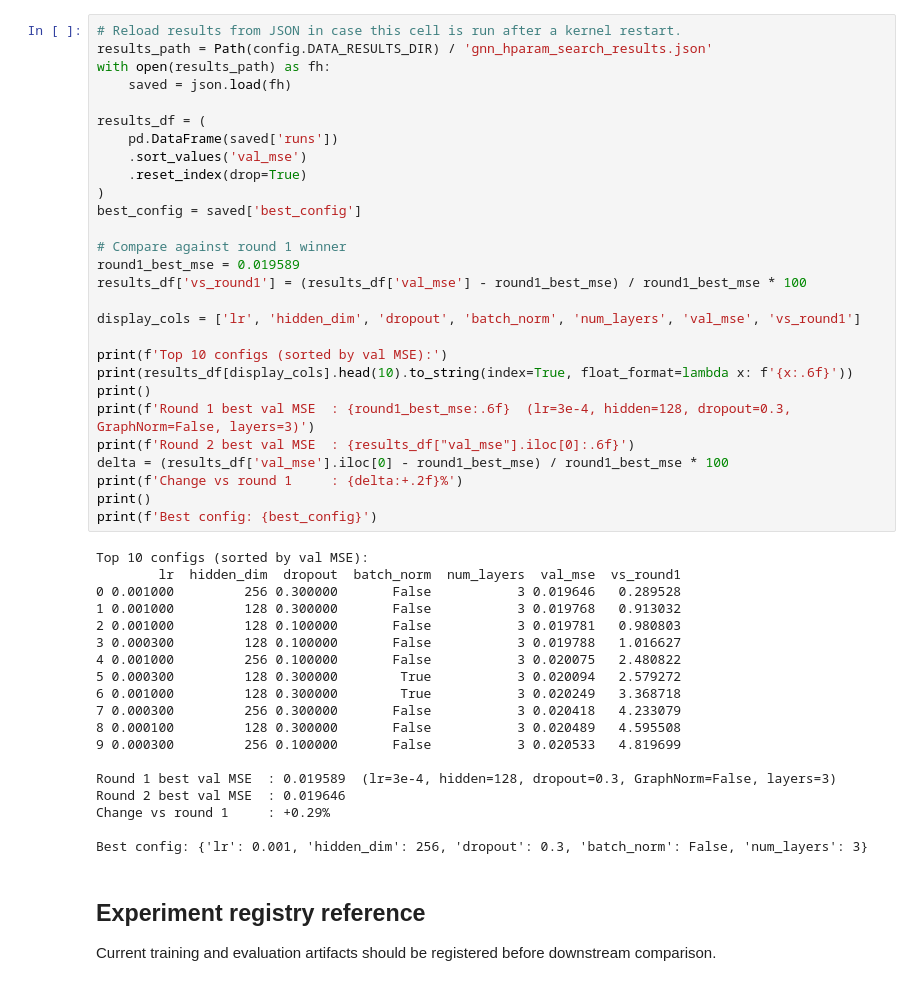
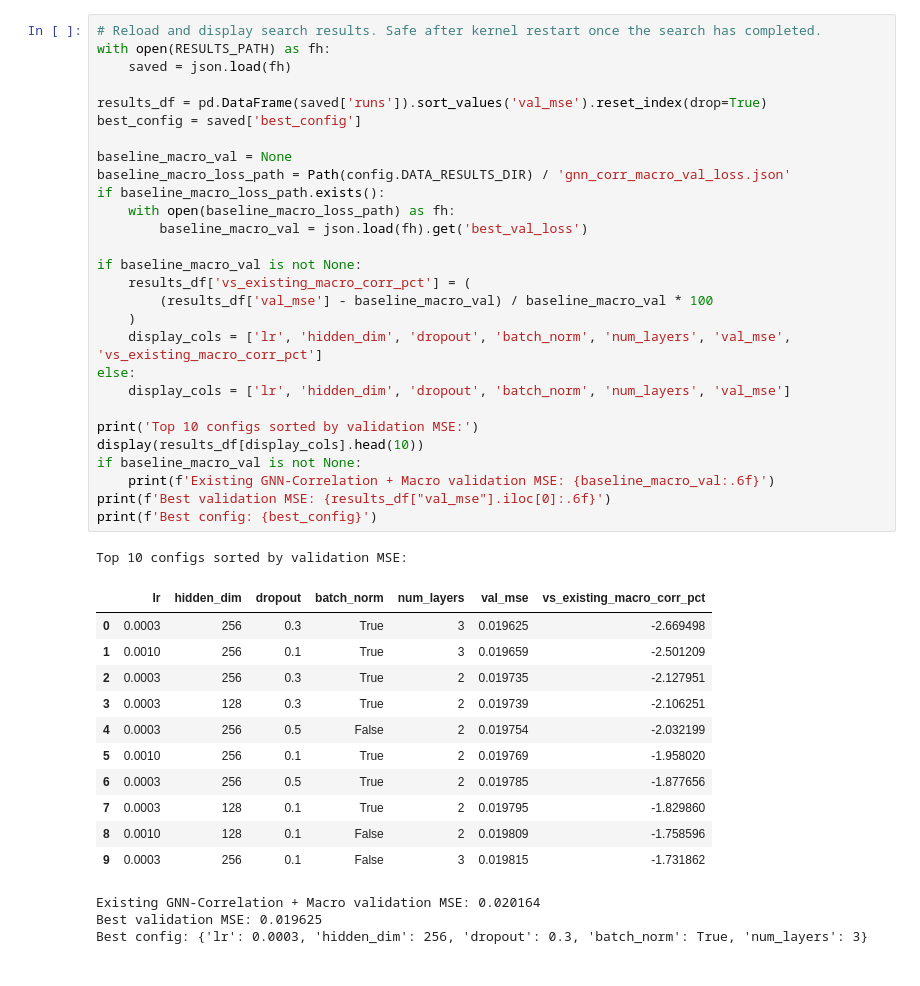
Before and after one commit to waderylan/sp500-gnn, a Jupyter notebook: notebooks/04b_gnn_hparam_search.ipynb, the cells around one changed output. Cells and saved outputs as stored; diff of their text form.

```diff
--- a/notebooks/04b_gnn_hparam_search.ipynb
+++ b/notebooks/04b_gnn_hparam_search.ipynb
@@ -224,51 +311,44 @@ Top 5:
 # %%
-# Reload results from JSON in case this cell is run after a kernel restart.
-results_path = Path(config.DATA_RESULTS_DIR) / 'gnn_hparam_search_results.json'
-with open(results_path) as fh:
+# Reload and display search results. Safe after kernel restart once the search has completed.
+with open(RESULTS_PATH) as fh:
     saved = json.load(fh)
 
-results_df = (
-    pd.DataFrame(saved['runs'])
-    .sort_values('val_mse')
-    .reset_index(drop=True)
-)
+results_df = pd.DataFrame(saved['runs']).sort_values('val_mse').reset_index(drop=True)
 best_config = saved['best_config']
 
-# Compare against round 1 winner
-round1_best_mse = 0.019589
-results_df['vs_round1'] = (results_df['val_mse'] - round1_best_mse) / round1_best_mse * 100
+baseline_macro_val = None
+baseline_macro_loss_path = Path(config.DATA_RESULTS_DIR) / 'gnn_corr_macro_val_loss.json'
+if baseline_macro_loss_path.exists():
+    with open(baseline_macro_loss_path) as fh:
+        baseline_macro_val = json.load(fh).get('best_val_loss')
 
-display_cols = ['lr', 'hidden_dim', 'dropout', 'batch_norm', 'num_layers', 'val_mse', 'vs_round1']
+if baseline_macro_val is not None:
+    results_df['vs_existing_macro_corr_pct'] = (
+        (results_df['val_mse'] - baseline_macro_val) / baseline_macro_val * 100
+    )
+    display_cols = ['lr', 'hidden_dim', 'dropout', 'batch_norm', 'num_layers', 'val_mse', 'vs_existing_macro_corr_pct']
+else:
+    display_cols = ['lr', 'hidden_dim', 'dropout', 'batch_norm', 'num_layers', 'val_mse']
 
-print(f'Top 10 configs (sorted by val MSE):')
-print(results_df[display_cols].head(10).to_string(index=True, float_format=lambda x: f'{x:.6f}'))
-print()
-print(f'Round 1 best val MSE  : {round1_best_mse:.6f}  (lr=3e-4, hidden=128, dropout=0.3, GraphNorm=False, layers=3)')
-print(f'Round 2 best val MSE  : {results_df["val_mse"].iloc[0]:.6f}')
-delta = (results_df['val_mse'].iloc[0] - round1_best_mse) / round1_best_mse * 100
-print(f'Change vs round 1     : {delta:+.2f}%')
-print()
+print('Top 10 configs sorted by validation MSE:')
+display(results_df[display_cols].head(10))
+if baseline_macro_val is not None:
+    print(f'Existing GNN-Correlation + Macro validation MSE: {baseline_macro_val:.6f}')
+print(f'Best validation MSE: {results_df["val_mse"].iloc[0]:.6f}')
 print(f'Best config: {best_config}')
 # %% [output]
-Top 10 configs (sorted by val MSE):
-        lr  hidden_dim  dropout  batch_norm  num_layers  val_mse  vs_round1
-0 0.001000         256 0.300000       False           3 0.019646   0.289528
-1 0.001000         128 0.300000       False           3 0.019768   0.913032
-2 0.001000         128 0.100000       False           3 0.019781   0.980803
-3 0.000300         128 0.100000       False           3 0.019788   1.016627
-4 0.001000         256 0.100000       False           3 0.020075   2.480822
-5 0.000300         128 0.300000        True           3 0.020094   2.579272
-6 0.001000         128 0.300000        True           3 0.020249   3.368718
-7 0.000300         256 0.300000       False           3 0.020418   4.233079
-8 0.000100         128 0.300000       False           3 0.020489   4.595508
-9 0.000300         256 0.100000       False           3 0.020533   4.819699
-
-Round 1 best val MSE  : 0.019589  (lr=3e-4, hidden=128, dropout=0.3, GraphNorm=False, layers=3)
-Round 2 best val MSE  : 0.019646
-Change vs round 1     : +0.29%
-
-Best config: {'lr': 0.001, 'hidden_dim': 256, 'dropout': 0.3, 'batch_norm': False, 'num_layers': 3}
+Top 10 configs sorted by validation MSE:
+|  | lr | hidden_dim | dropout | batch_norm | num_layers | val_mse | vs_existing_macro_corr_pct |
+| 0 | 0.0003 | 256 | 0.3 | True | 3 | 0.019625 | -2.669498 |
+| 1 | 0.0010 | 256 | 0.1 | True | 3 | 0.019659 | -2.501209 |
+| 2 | 0.0003 | 256 | 0.3 | True | 2 | 0.019735 | -2.127951 |
+| 3 | 0.0003 | 128 | 0.3 | True | 2 | 0.019739 | -2.106251 |
+| 4 | 0.0003 | 256 | 0.5 | False | 2 | 0.019754 | -2.032199 |
+| 5 | 0.0010 | 256 | 0.1 | True | 2 | 0.019769 | -1.958020 |
+| 6 | 0.0003 | 256 | 0.5 | True | 2 | 0.019785 | -1.877656 |
+| 7 | 0.0003 | 128 | 0.1 | True | 2 | 0.019795 | -1.829860 |
+| 8 | 0.0010 | 128 | 0.1 | False | 2 | 0.019809 | -1.758596 |
+| 9 | 0.0003 | 256 | 0.1 | False | 3 | 0.019815 | -1.731862 |
+Existing GNN-Correlation + Macro validation MSE: 0.020164
+Best validation MSE: 0.019625
+Best config: {'lr': 0.0003, 'hidden_dim': 256, 'dropout': 0.3, 'batch_norm': True, 'num_layers': 3}
-# %% [markdown]
-## Experiment registry reference
-
-Current training and evaluation artifacts should be registered before downstream comparison.
```
Also changed, not shown: parts of 17 cells of this notebook, 7 other files.
